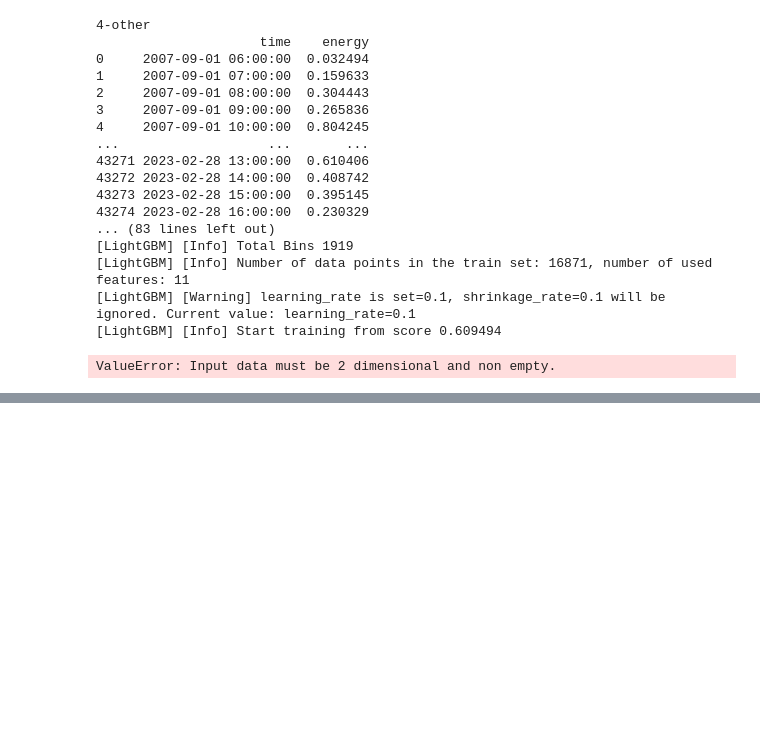
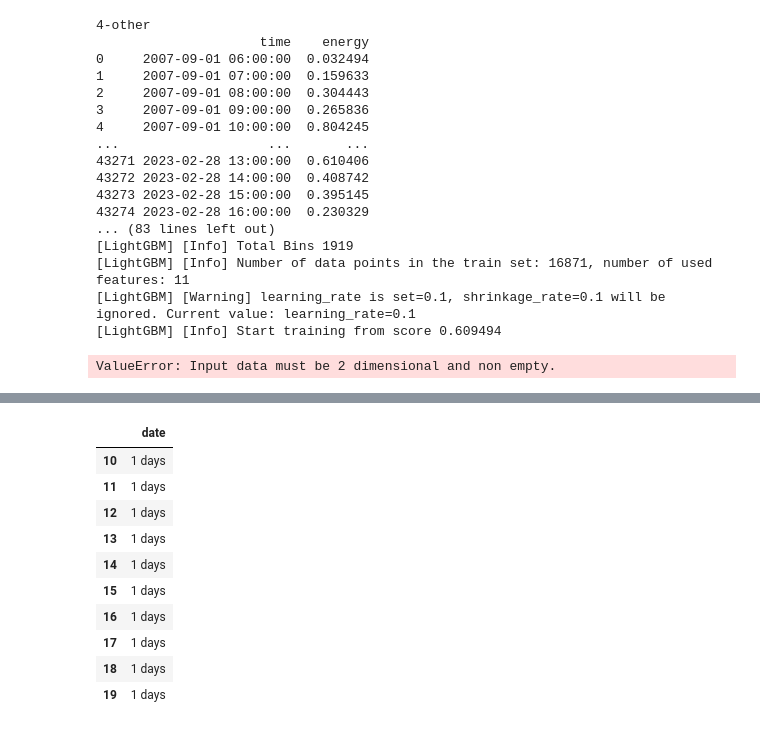
Before and after one commit to Erdos-Projects/predicting-day-ahead-solar-power-production, a Jupyter notebook: notebooks/modeling/CEB/basic_lightgbm_results.ipynb, the cells around one changed output, grey strips where cells are left out. Cells and saved outputs as stored; diff of their text form; code cells hidden in the pictures; blank space fills up the shorter version.

```diff
--- a/notebooks/modeling/CEB/basic_lightgbm_results.ipynb
+++ b/notebooks/modeling/CEB/basic_lightgbm_results.ipynb
@@ -244,0 +281,14 @@ shorter_test.good_end_days_naive(streak=5)
+# %%
+shorter_test.end_days_naive.diff(periods=1).iloc[10:20]
+# %% [output]
+|  | date |
+| 10 | 1 days |
+| 11 | 1 days |
+| 12 | 1 days |
+| 13 | 1 days |
+| 14 | 1 days |
+| 15 | 1 days |
+| 16 | 1 days |
+| 17 | 1 days |
+| 18 | 1 days |
+| 19 | 1 days |
```
Also changed, not shown: parts of 9 cells of this notebook, 2 other files.
